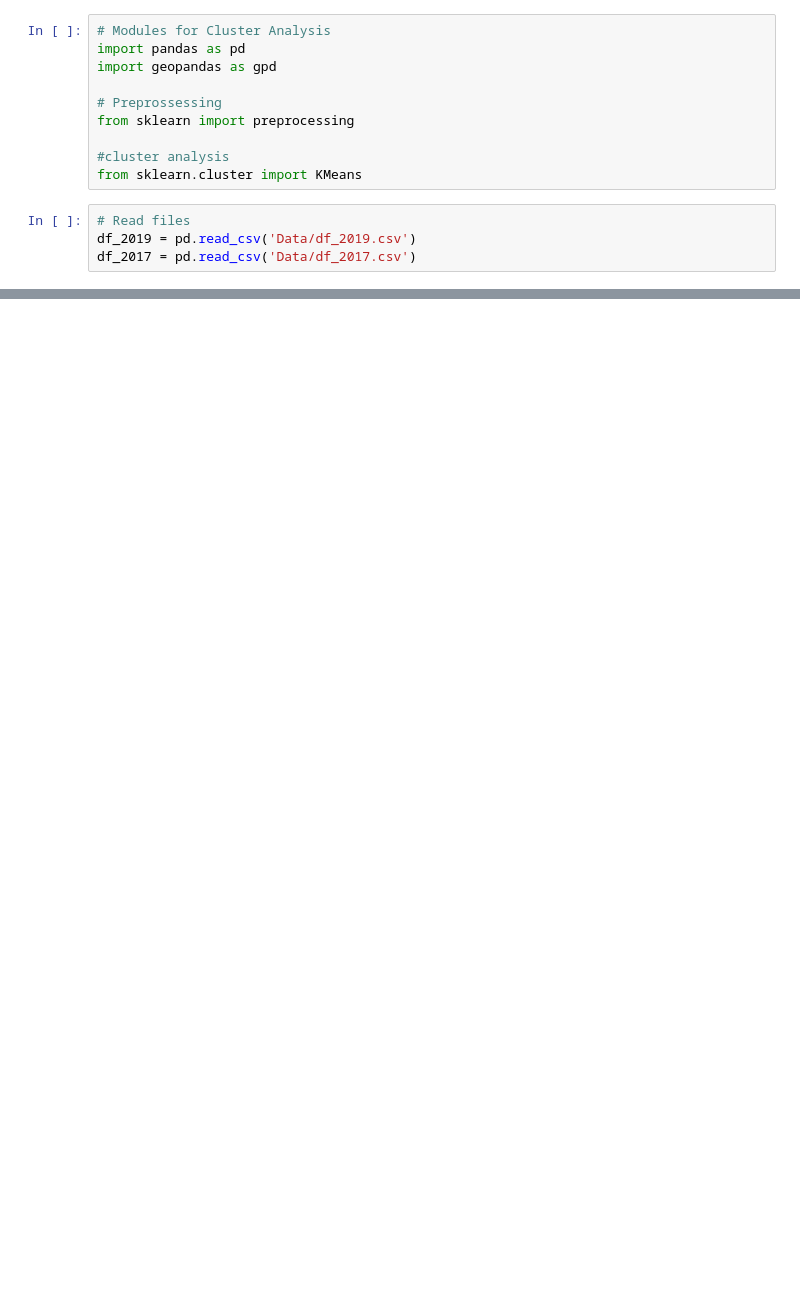
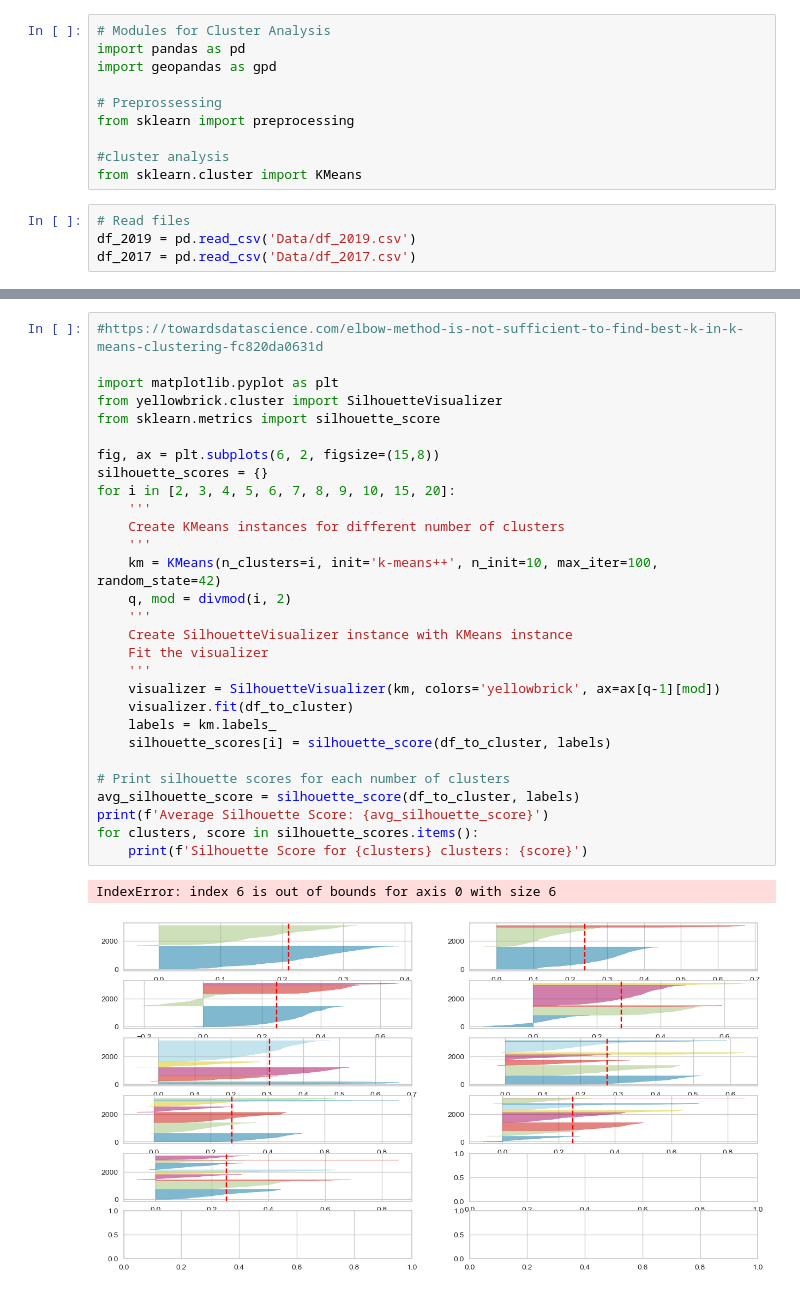
Before and after one commit to chnvd/uds_mayachai, a Jupyter notebook: Cluster Analysis.ipynb, the cells around one changed output, grey strips where cells are left out. Saved outputs shown, nothing was run; the diff lists cells and outputs as text; blank space fills up the shorter version.

```diff
--- a/Cluster Analysis.ipynb
+++ b/Cluster Analysis.ipynb
@@ -45,0 +42,32 @@ df_to_cluster = pd.DataFrame(scaler.transform(df_2019[cols_to_plot]),
+# %%
+#https://towardsdatascience.com/elbow-method-is-not-sufficient-to-find-best-k-in-k-means-clustering-fc820da0631d
+
+import matplotlib.pyplot as plt
+from yellowbrick.cluster import SilhouetteVisualizer
+from sklearn.metrics import silhouette_score
+
+fig, ax = plt.subplots(6, 2, figsize=(15,8))
+silhouette_scores = {}
+for i in [2, 3, 4, 5, 6, 7, 8, 9, 10, 15, 20]:
+    '''
+    Create KMeans instances for different number of clusters
+    '''
+    km = KMeans(n_clusters=i, init='k-means++', n_init=10, max_iter=100, random_state=42)
+    q, mod = divmod(i, 2)
+    '''
+    Create SilhouetteVisualizer instance with KMeans instance
+    Fit the visualizer
+    '''
+    visualizer = SilhouetteVisualizer(km, colors='yellowbrick', ax=ax[q-1][mod])
+    visualizer.fit(df_to_cluster)
+    labels = km.labels_
+    silhouette_scores[i] = silhouette_score(df_to_cluster, labels)
+
+# Print silhouette scores for each number of clusters
+avg_silhouette_score = silhouette_score(df_to_cluster, labels)
+print(f'Average Silhouette Score: {avg_silhouette_score}')
+for clusters, score in silhouette_scores.items():
+    print(f'Silhouette Score for {clusters} clusters: {score}')
+# %% [output]
+IndexError: index 6 is out of bounds for axis 0 with size 6
+[figure, added]
```
Also changed, not shown: parts of 10 cells of this notebook.
